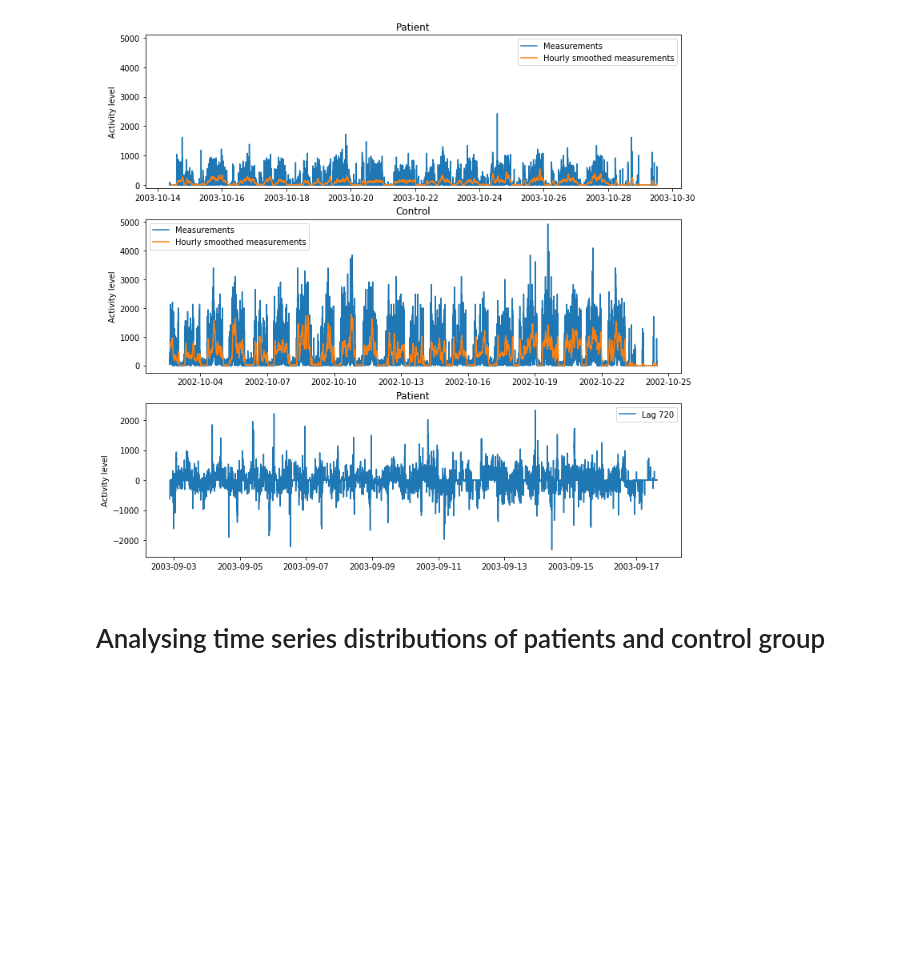
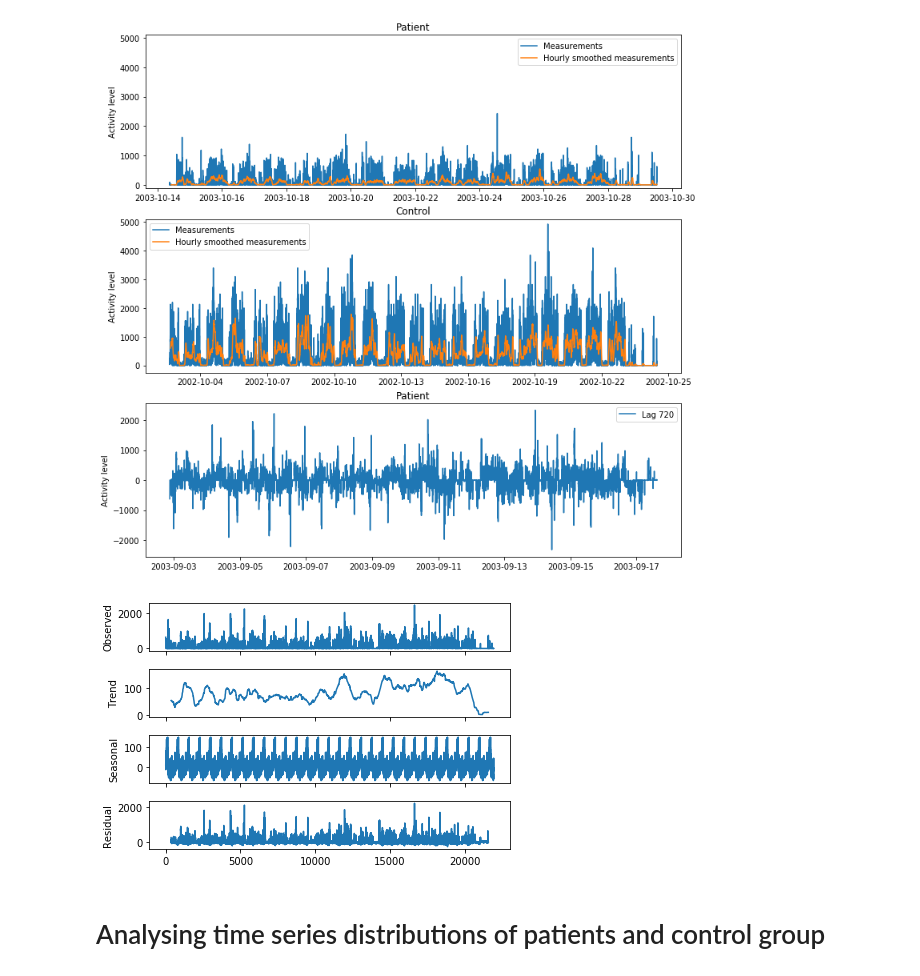
Before and after one commit to matthiasboeker/Shizophrenia_Depression_Project-, a Jupyter notebook: Notebooks/Schizophrenia_ts_explorative.ipynb, the cells around one changed output. Cells and saved outputs as stored; diff of their text form; code cells hidden in the pictures; blank space fills up the shorter version.

```diff
--- a/Notebooks/Schizophrenia_ts_explorative.ipynb
+++ b/Notebooks/Schizophrenia_ts_explorative.ipynb
@@ -68,6 +68,13 @@ ax3.set_title('Patient')
 # %% [output]
 Text(0.5,1,'Patient')
 [figure]
+# %%
+from statsmodels.tsa.seasonal import seasonal_decompose
+result = seasonal_decompose(shizophrenia_p[1]['activity'], model='additive', freq=720)
+result.plot()
+plt.show()
+# %% [output]
+[figure, added]
 # %%
 #get daily data for patients
 patients_daily = list()
```
Also changed, not shown: parts of 8 cells of this notebook.
